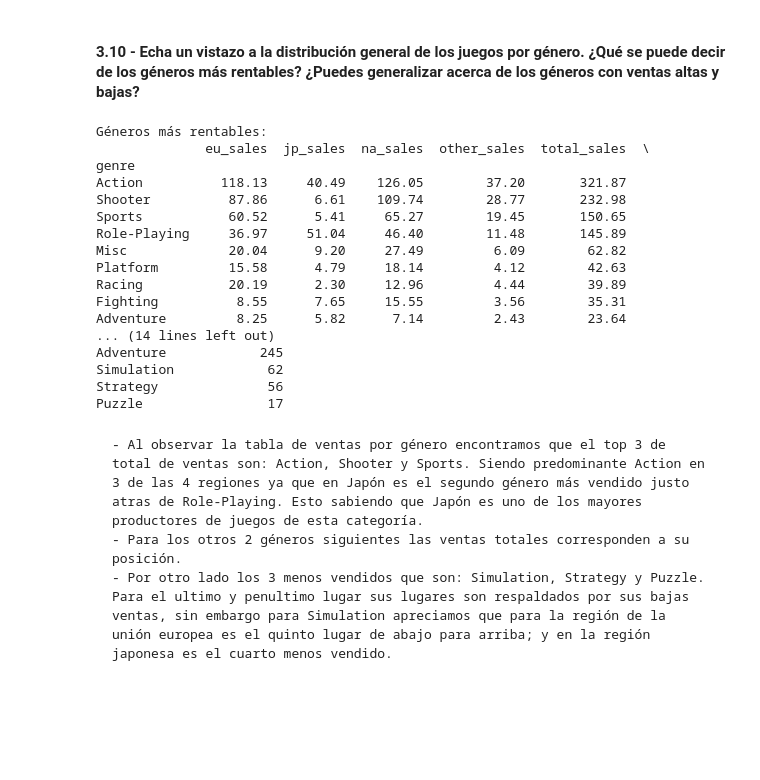
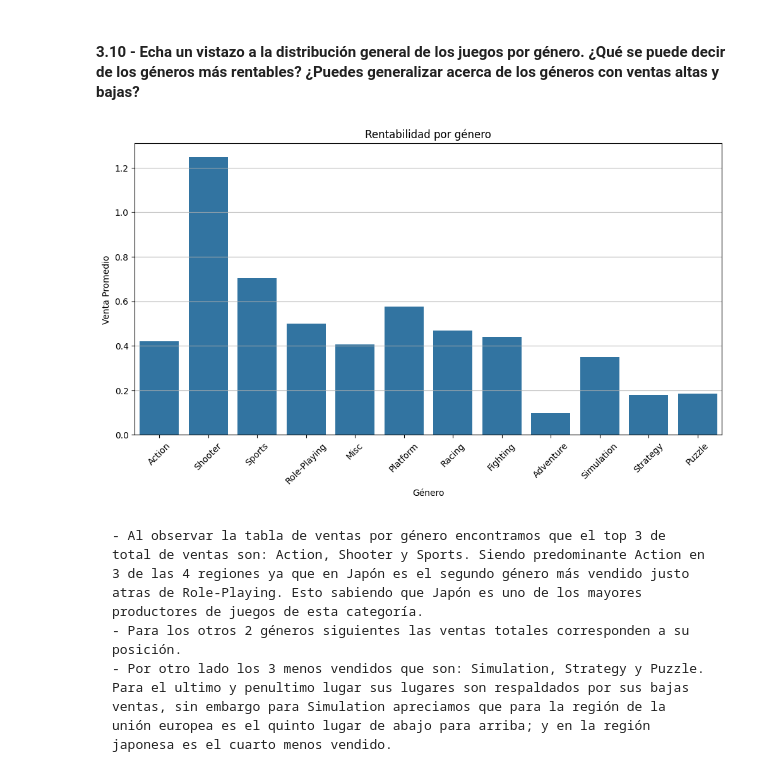
Before and after one commit to kasanava/TripleTen, a Jupyter notebook: Sprint 6/Project/Project - Sprint 6.ipynb, the cells around one changed output. Saved outputs shown, nothing was run; the diff lists cells and outputs as text; code cells hidden in the pictures; blank space fills up the shorter version.

```diff
--- a/Sprint 6/Project/Project - Sprint 6.ipynb
+++ b/Sprint 6/Project/Project - Sprint 6.ipynb
@@ -374,28 +507,21 @@ Correlación entre reseñas de usuarios y ventas en PS4: -0.03
 # %%
 #3.10
 #Distribución de juegos por género
 genre_sales = games_recent.groupby('genre')[['eu_sales','jp_sales','na_sales','other_sales','total_sales']].sum().sort_values(by='total_sales', ascending=False)
 genre_sales['game_count']= games_recent['genre'].value_counts()
-print("Géneros más rentables:")
-print(genre_sales)
+genre_sales['avg_sales']= genre_sales['total_sales']/genre_sales['game_count']
+
+#Graficamos la rantabilidad por género
+plt.figure(figsize=(12, 6))
+sns.barplot(x=genre_sales.index, y=genre_sales['avg_sales'])
+plt.title('Rentabilidad por género')
+plt.xlabel('Género')
+plt.ylabel('Venta Promedio')
+plt.xticks(rotation=45)
+plt.grid(axis='y')
+plt.show()
 # %% [output]
-Géneros más rentables:
-              eu_sales  jp_sales  na_sales  other_sales  total_sales  \
-genre
-Action          118.13     40.49    126.05        37.20       321.87
-Shooter          87.86      6.61    109.74        28.77       232.98
-Sports           60.52      5.41     65.27        19.45       150.65
-Role-Playing     36.97     51.04     46.40        11.48       145.89
-Misc             20.04      9.20     27.49         6.09        62.82
-Platform         15.58      4.79     18.14         4.12        42.63
-Racing           20.19      2.30     12.96         4.44        39.89
-Fighting          8.55      7.65     15.55         3.56        35.31
-Adventure         8.25      5.82      7.14         2.43        23.64
-... (14 lines left out)
-Adventure            245
-Simulation            62
-Strategy              56
-Puzzle                17
+[figure, added]
 # %% [markdown]
     - Al observar la tabla de ventas por género encontramos que el top 3 de total de ventas son: Action, Shooter y Sports. Siendo predominante Action en 3 de las 4 regiones ya que en Japón es el segundo género más vendido justo atras de Role-Playing. Esto sabiendo que Japón es uno de los mayores productores de juegos de esta categoría.
     - Para los otros 2 géneros siguientes las ventas totales corresponden a su posición.
```
Also changed, not shown: parts of 27 cells of this notebook.
